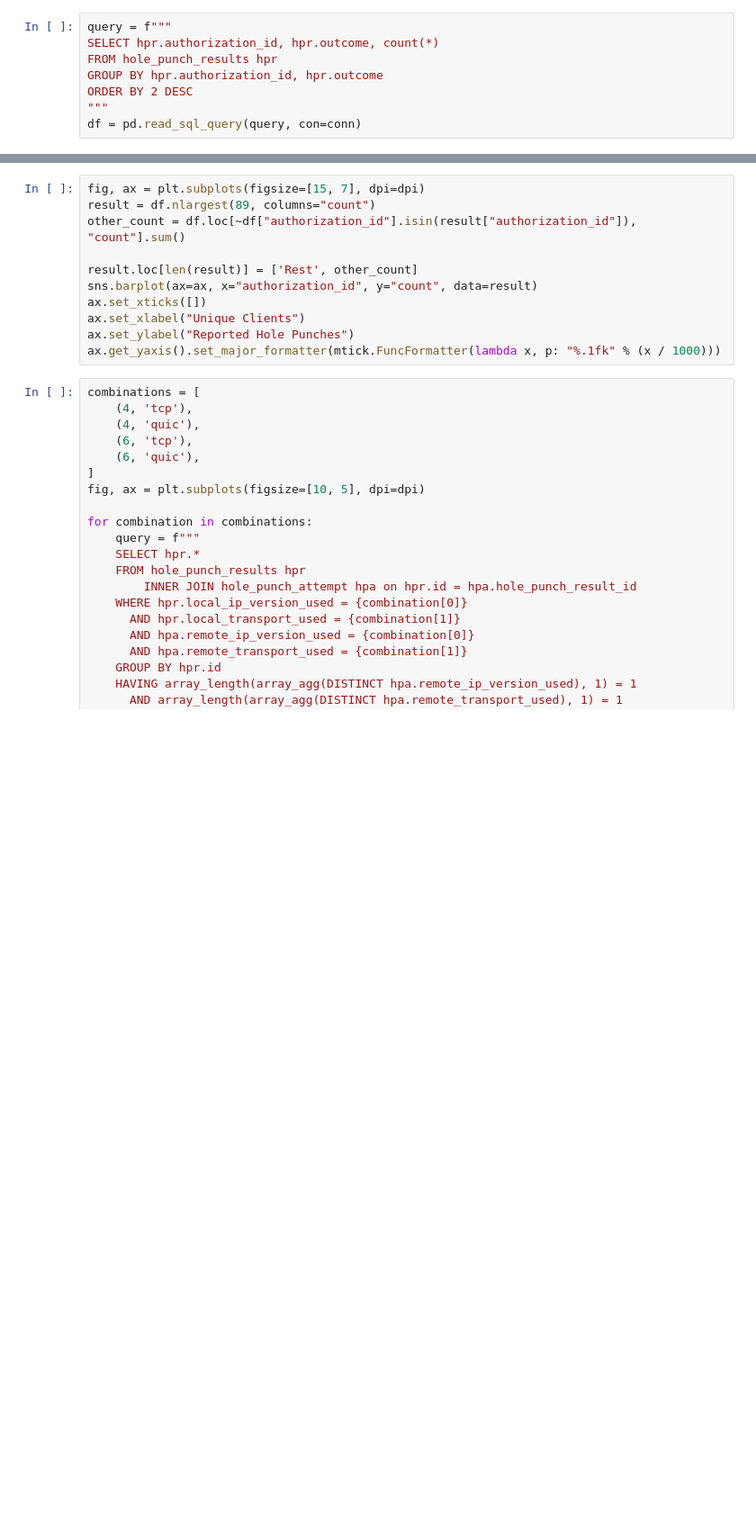
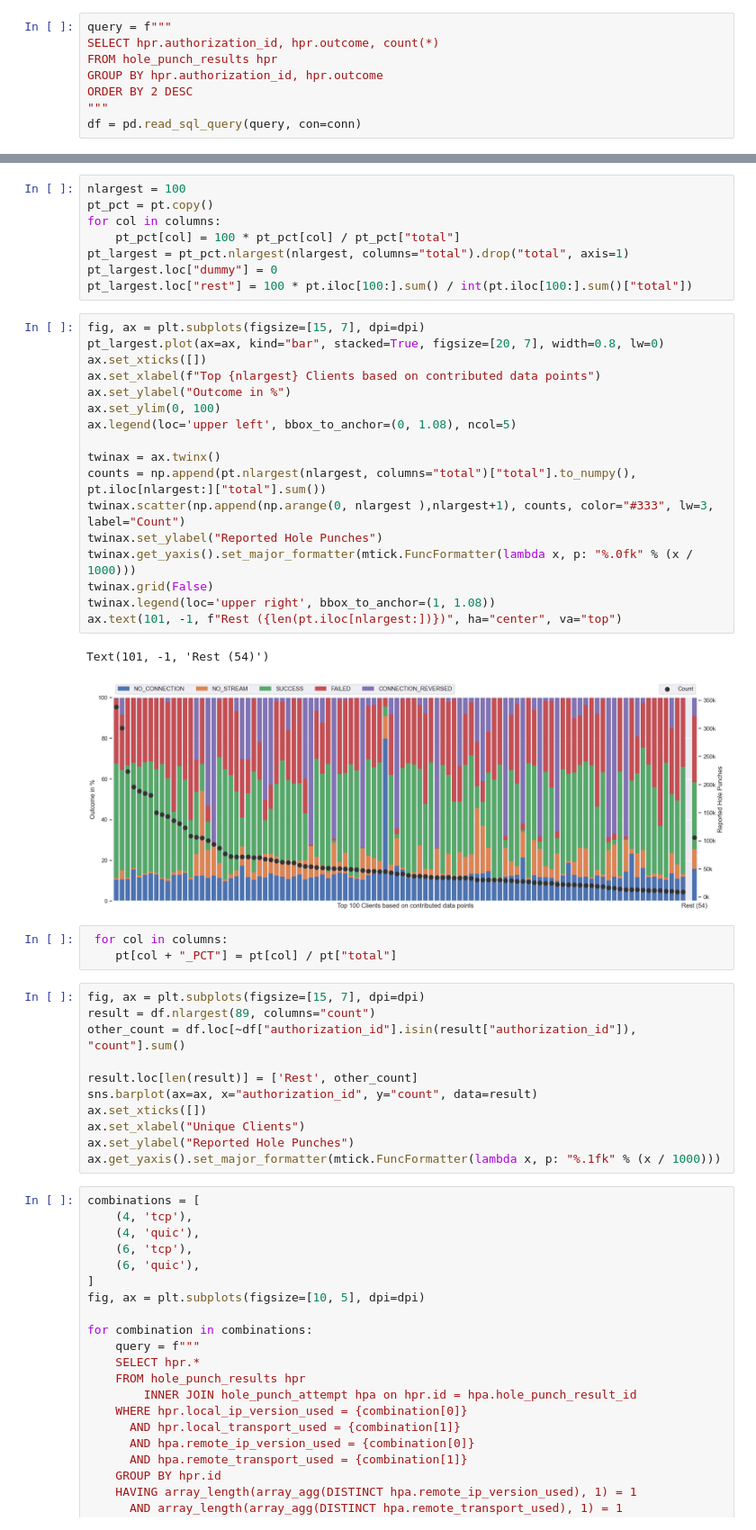
Before and after one commit to libp2p/punchr, a Jupyter notebook: analysis/2023-01-16-report-analysis.ipynb, the cells around one changed output, grey strips where cells are left out. Shown at 90% size. Cells and saved outputs as stored; diff of their text form; blank space fills up the shorter version.

```diff
--- a/analysis/2023-01-16-report-analysis.ipynb
+++ b/analysis/2023-01-16-report-analysis.ipynb
@@ -442,3 +434,34 @@ ax.get_yaxis().set_major_formatter(mtick.FuncFormatter(lambda x, p: "%.0fk" % (x
+# %%
+nlargest = 100
+pt_pct = pt.copy()
+for col in columns:
+    pt_pct[col] = 100 * pt_pct[col] / pt_pct["total"]
+pt_largest = pt_pct.nlargest(nlargest, columns="total").drop("total", axis=1)
+pt_largest.loc["dummy"] = 0
+pt_largest.loc["rest"] = 100 * pt.iloc[100:].sum() / int(pt.iloc[100:].sum()["total"])
+# %%
+fig, ax = plt.subplots(figsize=[15, 7], dpi=dpi)
+pt_largest.plot(ax=ax, kind="bar", stacked=True, figsize=[20, 7], width=0.8, lw=0)
+ax.set_xticks([])
+ax.set_xlabel(f"Top {nlargest} Clients based on contributed data points")
+ax.set_ylabel("Outcome in %")
+ax.set_ylim(0, 100)
+ax.legend(loc='upper left', bbox_to_anchor=(0, 1.08), ncol=5)
+
+twinax = ax.twinx()
+counts = np.append(pt.nlargest(nlargest, columns="total")["total"].to_numpy(),  pt.iloc[nlargest:]["total"].sum())
+twinax.scatter(np.append(np.arange(0, nlargest ),nlargest+1), counts, color="#333", lw=3, label="Count")
+twinax.set_ylabel("Reported Hole Punches")
+twinax.get_yaxis().set_major_formatter(mtick.FuncFormatter(lambda x, p: "%.0fk" % (x / 1000)))
+twinax.grid(False)
+twinax.legend(loc='upper right', bbox_to_anchor=(1, 1.08))
+ax.text(101, -1, f"Rest ({len(pt.iloc[nlargest:])})", ha="center", va="top")
+# %% [output]
+Text(101, -1, 'Rest (54)')
+[figure, added]
+# %%
+ for col in columns:
+    pt[col + "_PCT"] = pt[col] / pt["total"]
 # %%
 fig, ax = plt.subplots(figsize=[15, 7], dpi=dpi)
 result = df.nlargest(89, columns="count")
```
Also changed, not shown: parts of 4 cells of this notebook.
